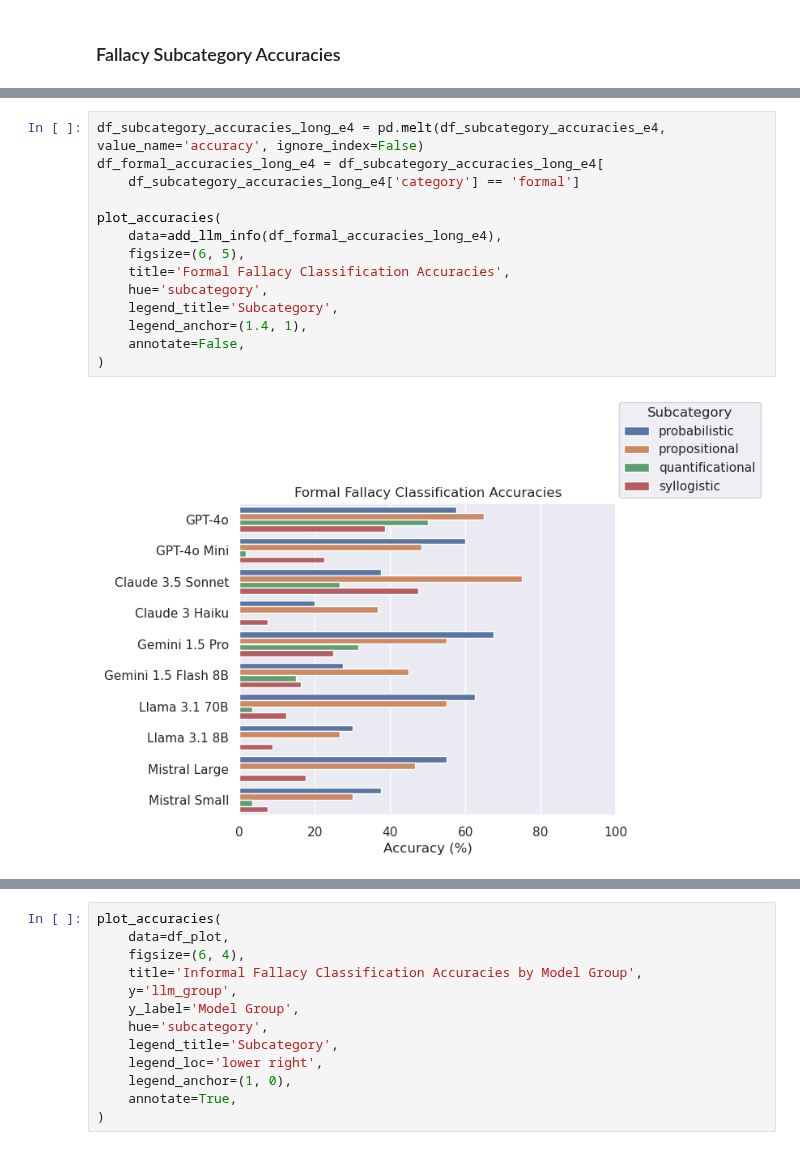
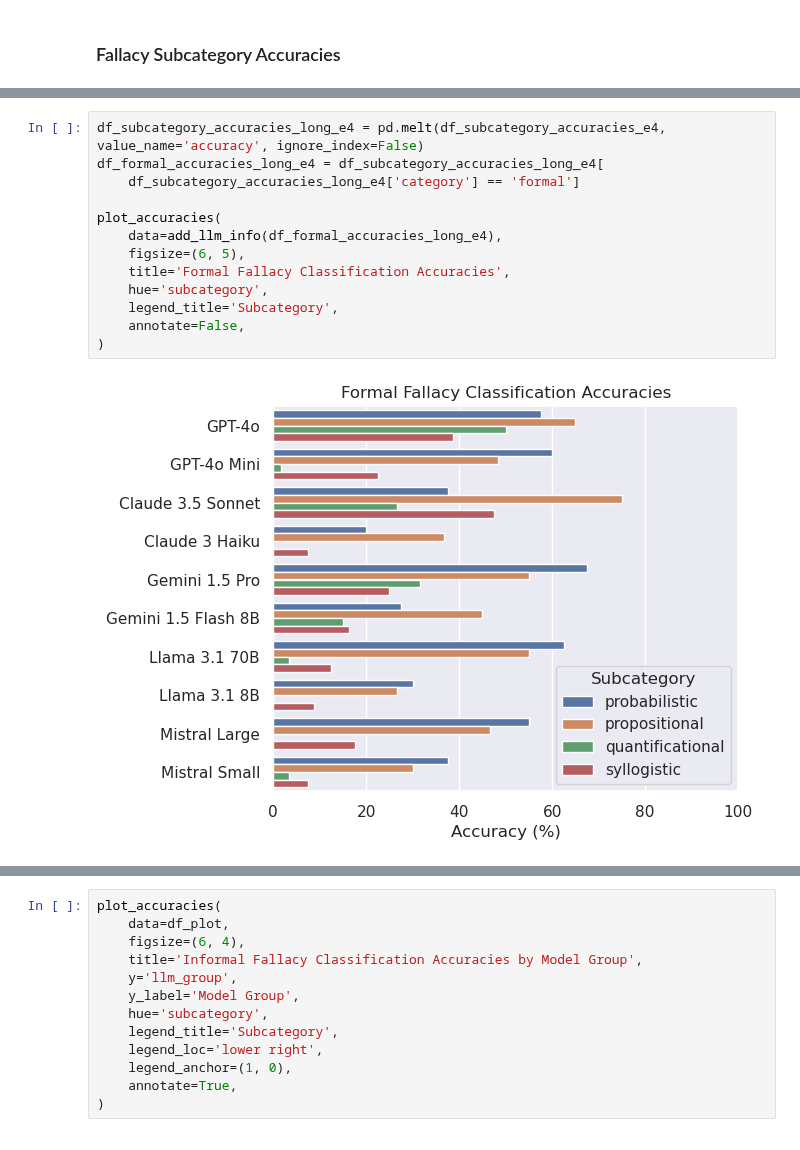
Before and after one commit to aimfeld/fallacy-detection, a Jupyter notebook: fallacy-classification.ipynb, the cells around one changed output, grey strips where cells are left out. Saved outputs shown, nothing was run; the diff lists cells and outputs as text.

```diff
--- a/fallacy-classification.ipynb
+++ b/fallacy-classification.ipynb
@@ -199,18 +204,17 @@ df_subcategory_accuracies_e4.round(1)
 # %%
 df_subcategory_accuracies_long_e4 = pd.melt(df_subcategory_accuracies_e4, value_name='accuracy', ignore_index=False)
 df_formal_accuracies_long_e4 = df_subcategory_accuracies_long_e4[
     df_subcategory_accuracies_long_e4['category'] == 'formal']
 
 plot_accuracies(
     data=add_llm_info(df_formal_accuracies_long_e4),
     figsize=(6, 5),
     title='Formal Fallacy Classification Accuracies',
     hue='subcategory',
     legend_title='Subcategory',
-    legend_anchor=(1.4, 1),
     annotate=False,
 )
 # %% [output]
-[figure, old version]
+[figure, new version]
 # %%
 df_plot = add_llm_info(df_formal_accuracies_long_e4, group=True).groupby(
```
Also changed, not shown: parts of 20 cells of this notebook, 5 other files.
